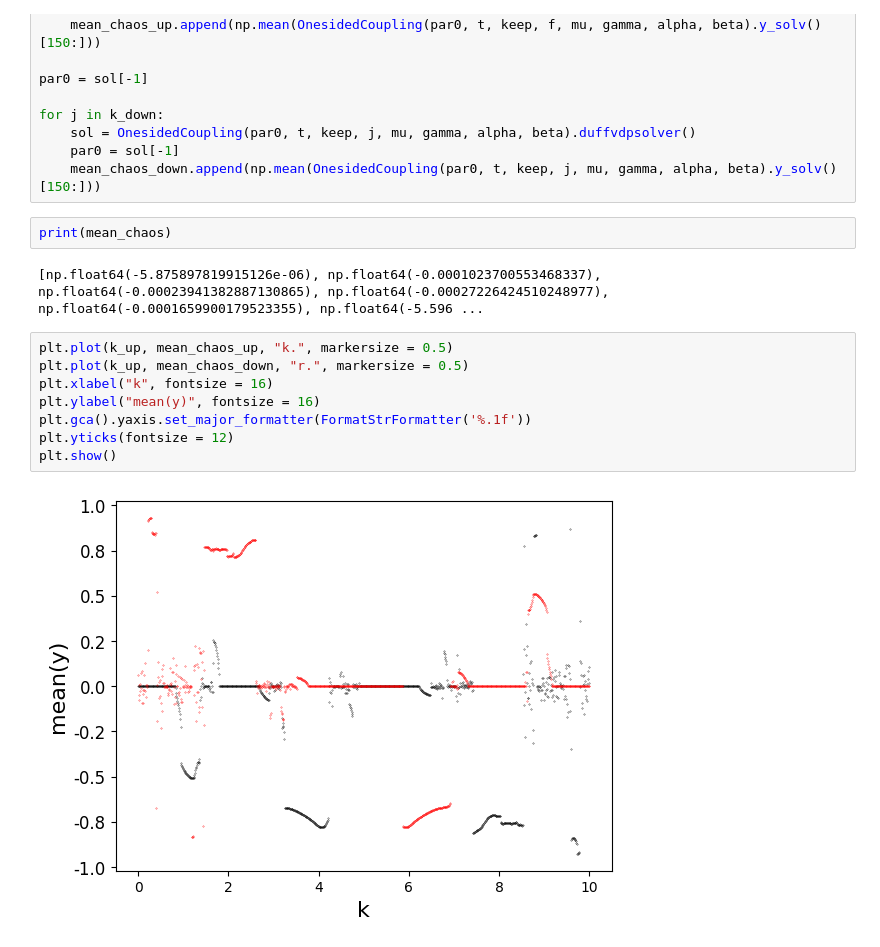
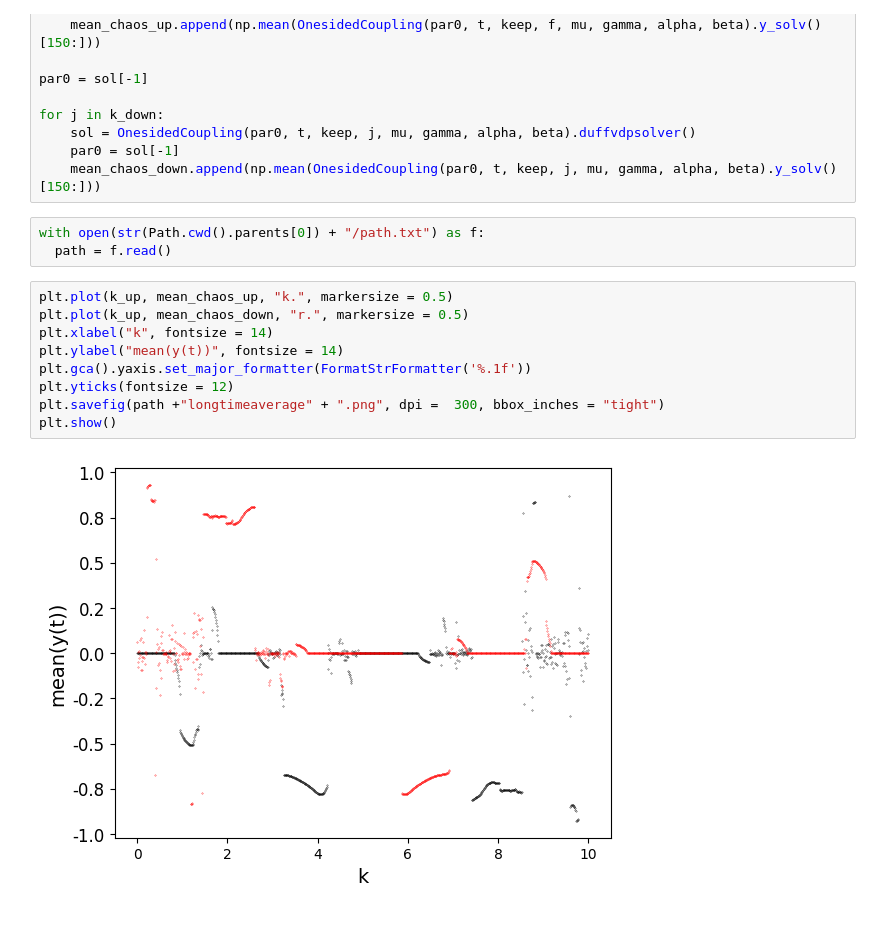
Before and after one commit to huyenanh-nguyen/Vocalization, a Jupyter notebook: Onesidecoupling/simulation.ipynb, the cells around one changed output. Drawn from its saved outputs; the diff is of its cells as text.

```diff
--- a/Onesidecoupling/simulation.ipynb
+++ b/Onesidecoupling/simulation.ipynb
@@ -358,16 +358,16 @@ for j in k_down:
     par0 = sol[-1]
     mean_chaos_down.append(np.mean(OnesidedCoupling(par0, t, keep, j, mu, gamma, alpha, beta).y_solv()[150:]))
 # %%
-print(mean_chaos)
+with open(str(Path.cwd().parents[0]) + "/path.txt") as f:
+  path = f.read()
-# %% [output]
-[np.float64(-5.875897819915126e-06), np.float64(-0.0001023700553468337), np.float64(-0.00023941382887130865), np.float64(-0.00027226424510248977), np.float64(-0.0001659900179523355), np.float64(-5.596 ...
 # %%
 plt.plot(k_up, mean_chaos_up, "k.", markersize = 0.5)
 plt.plot(k_up, mean_chaos_down, "r.", markersize = 0.5)
-plt.xlabel("k", fontsize = 16)
-plt.ylabel("mean(y)", fontsize = 16)
+plt.xlabel("k", fontsize = 14)
+plt.ylabel("mean(y(t))", fontsize = 14)
 plt.gca().yaxis.set_major_formatter(FormatStrFormatter('%.1f'))
 plt.yticks(fontsize = 12)
+plt.savefig(path +"longtimeaverage" + ".png", dpi =  300, bbox_inches = "tight")
 plt.show()
 # %% [output]
-[figure, old version]
+[figure, new version]
```
Also changed, not shown: 6 other files.
